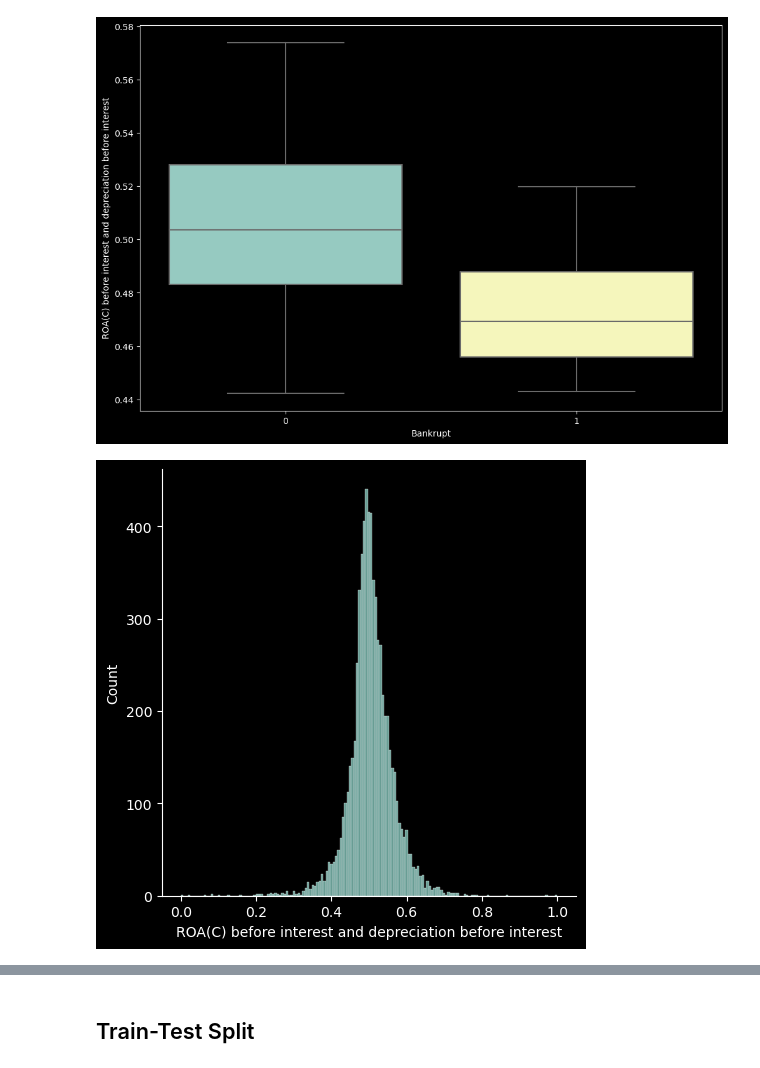
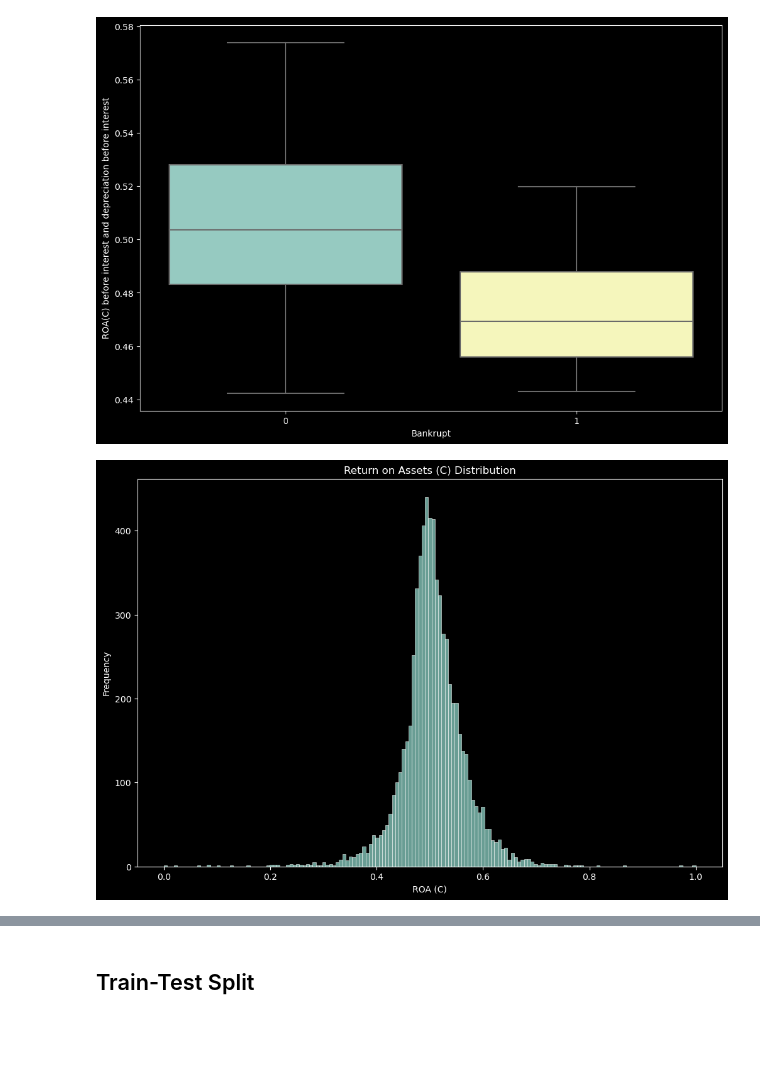
Before and after one commit to frantzalexander/Taiwan_Bankruptcy_Analysis, a Jupyter notebook: Bankruptcy Prediction Analysis.ipynb, the cells around one changed output, grey strips where cells are left out. Drawn from its saved outputs; the diff is of its cells as text; code cells hidden in the pictures; blank space fills up the shorter version.

```diff
--- a/Bankruptcy Prediction Analysis.ipynb
+++ b/Bankruptcy Prediction Analysis.ipynb
@@ -129,12 +164,13 @@ sns.boxplot(
 # %% [output]
 [figure]
 # %%
-sns.displot(
+fig, ax = plt.subplots(figsize = (12, 8))
+sns.histplot(
     data = df,
     x = df["ROA(C) before interest and depreciation before interest"]
 )
 plt.xlabel("ROA (C)")
 plt.ylabel("Frequency")
-plt.title("ROA (C) Distribution");
+plt.title("Return on Assets (C) Distribution");
 # %% [output]
-[figure, old version]
+[figure, new version]
```
Also changed, not shown: parts of 56 cells of this notebook.
